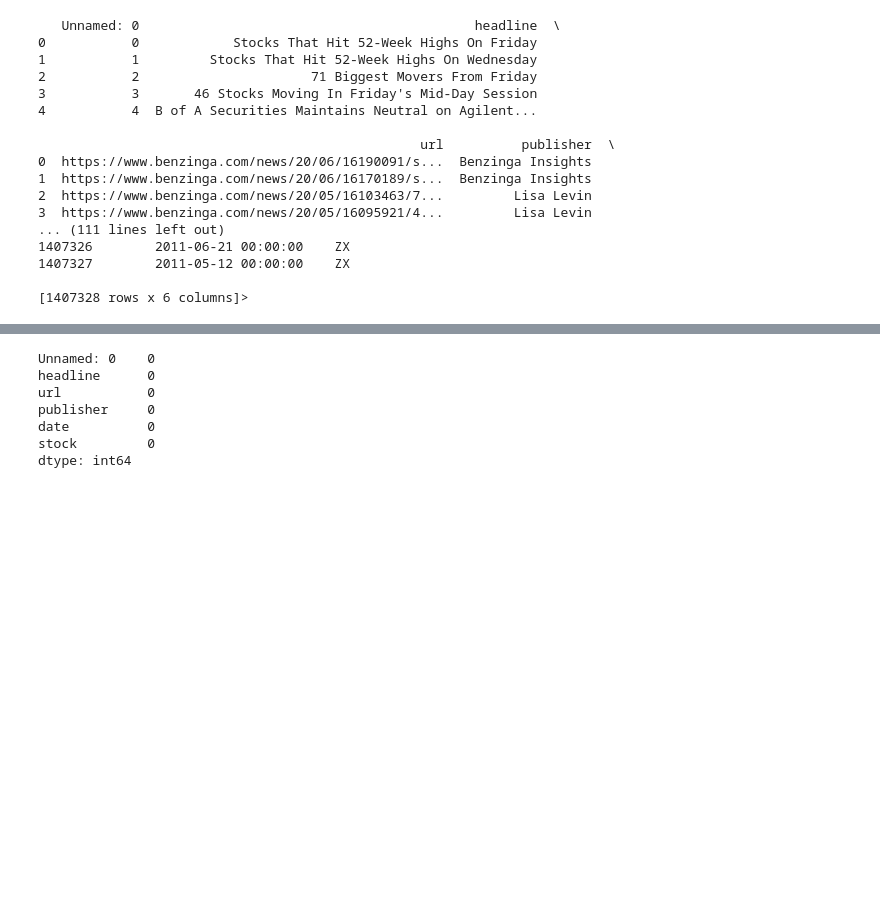
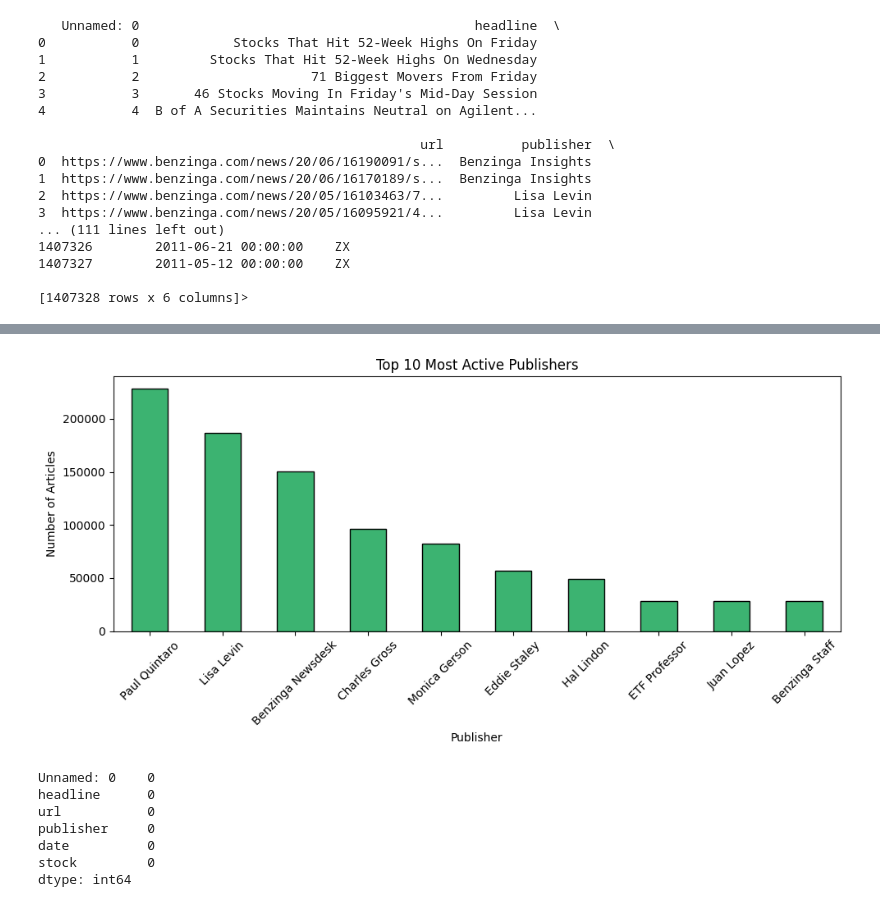
Before and after one commit to bobdeve/Nova-Financial-Solutions, a Jupyter notebook: notebooks/EDA_analysis.ipynb, the cells around one changed output, grey strips where cells are left out. Cells and saved outputs as stored; diff of their text form; code cells hidden in the pictures; blank space fills up the shorter version.

```diff
--- a/notebooks/EDA_analysis.ipynb
+++ b/notebooks/EDA_analysis.ipynb
@@ -45,3 +45,13 @@ print(df.describe)  # Should be print(df.describe()) to get the summary
 1407327        2011-05-12 00:00:00    ZX
 
 [1407328 rows x 6 columns]>
+# %%
+import pandas as pd
+# 1. Create a new column with the length of each headline
+df = pd.read_csv('../datas/raw_analyst_ratings.csv')
+df['headline_length'] = df['headline'].apply(len)
+
+# 2. Show basic descriptive statistics
+headline_stats = df['headline_length'].describe()
+
+print("📊 Headline Length Statistics:\n", headline_stats)
@@ -47,0 +69,5 @@ print(df.describe)  # Should be print(df.describe()) to get the summary
+# %%
+# Count number of articles per publisher
+publisher_counts = df['publisher'].value_counts()
+
+print("🗞️ Article Count per Publisher:\n", publisher_counts)
@@ -48,3 +89,18 @@ print(df.describe)  # Should be print(df.describe()) to get the summary
+# %%
+import matplotlib.pyplot as plt
+
+top_publishers = publisher_counts.head(10)
+
+plt.figure(figsize=(10, 5))
+top_publishers.plot(kind='bar', color='mediumseagreen', edgecolor='black')
+plt.title('Top 10 Most Active Publishers')
+plt.xlabel('Publisher')
+plt.ylabel('Number of Articles')
+plt.xticks(rotation=45)
+plt.tight_layout()
+plt.show()
+# %% [output]
+[figure, added]
 # %%
 # Check for missing values in each column
 print(df.isnull().sum())  # Total null values per column
```
Also changed, not shown: parts of 6 cells of this notebook, 4 other files.
